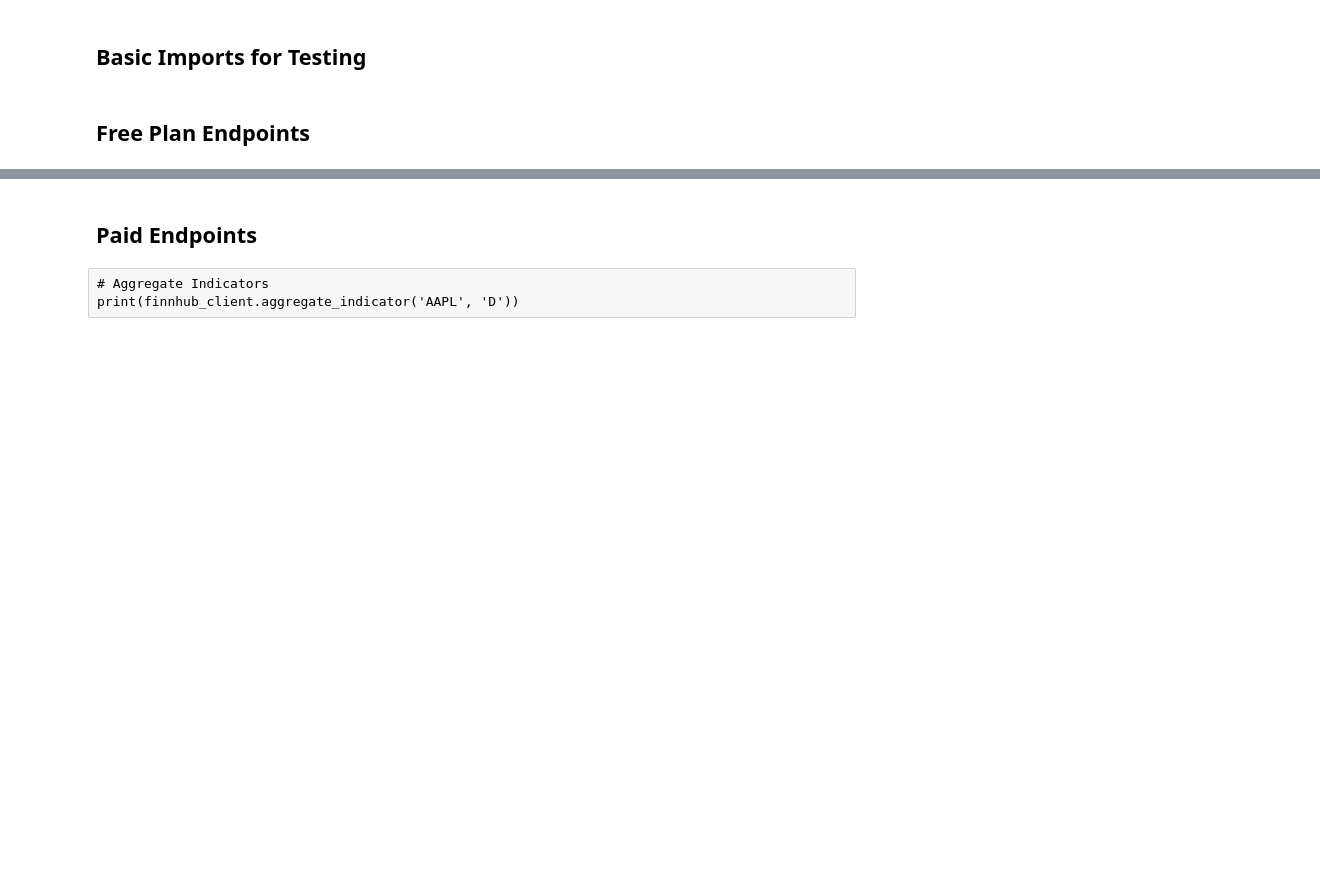
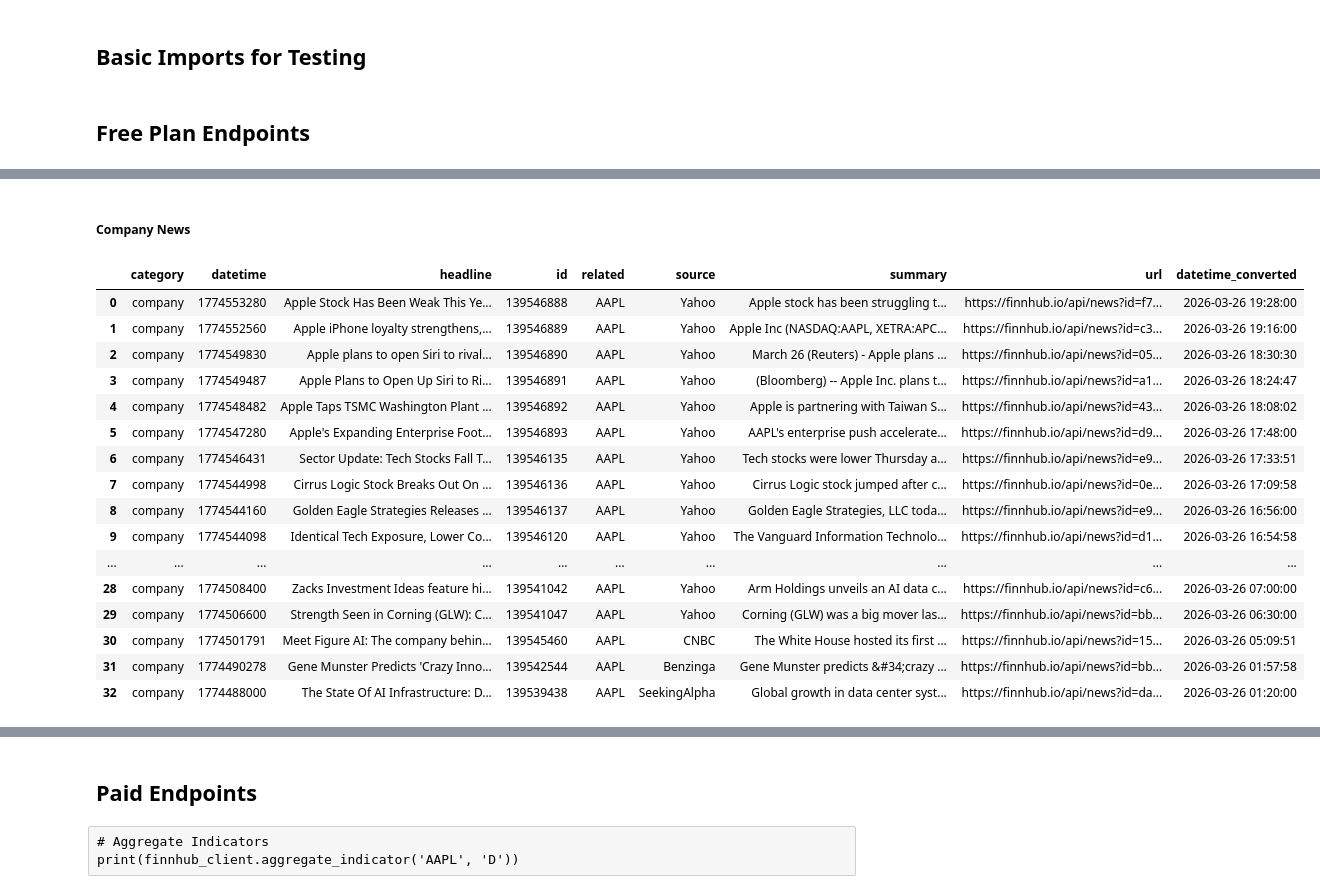
Before and after one commit to dsavas07/Stock-Keeper, a Jupyter notebook: Finnhub_API_Test.ipynb, the cells around one changed output, grey strips where cells are left out. Saved outputs shown, nothing was run; the diff lists cells and outputs as text; code cells hidden in the pictures; blank space fills up the shorter version.

```diff
--- a/Finnhub_API_Test.ipynb
+++ b/Finnhub_API_Test.ipynb
@@ -70,7 +118,30 @@ df
+# %% [markdown]
+##### Company News
 # %%
 # Company News
 # Need to use _from instead of from to avoid conflict
-print(finnhub_client.company_news('AAPL', _from="2026-03-16", to="2026-03-20"))
+df = pd.json_normalize(finnhub_client.company_news('AAPL', _from=pd.to_datetime("today").date(), to=pd.to_datetime("today").date()))
+df['datetime_converted'] = pd.to_datetime(df['datetime'], unit='s')
+df.drop(columns=['image'], inplace=True)
+df
+# %% [output]
+|  | category | datetime | headline | id | related | source | summary | url | datetime_converted |
+| 0 | company | 1774553280 | Apple Stock Has Been Weak This Ye... | 139546888 | AAPL | Yahoo | Apple stock has been struggling t... | https://finnhub.io/api/news?id=f7... | 2026-03-26 19:28:00 |
+| 1 | company | 1774552560 | Apple iPhone loyalty strengthens,... | 139546889 | AAPL | Yahoo | Apple Inc (NASDAQ:AAPL, XETRA:APC... | https://finnhub.io/api/news?id=c3... | 2026-03-26 19:16:00 |
+| 2 | company | 1774549830 | Apple plans to open Siri to rival... | 139546890 | AAPL | Yahoo | March 26 (Reuters) - Apple plans ... | https://finnhub.io/api/news?id=05... | 2026-03-26 18:30:30 |
+| 3 | company | 1774549487 | Apple Plans to Open Up Siri to Ri... | 139546891 | AAPL | Yahoo | (Bloomberg) -- Apple Inc. plans t... | https://finnhub.io/api/news?id=a1... | 2026-03-26 18:24:47 |
+| 4 | company | 1774548482 | Apple Taps TSMC Washington Plant ... | 139546892 | AAPL | Yahoo | Apple is partnering with Taiwan S... | https://finnhub.io/api/news?id=43... | 2026-03-26 18:08:02 |
+| 5 | company | 1774547280 | Apple's Expanding Enterprise Foot... | 139546893 | AAPL | Yahoo | AAPL's enterprise push accelerate... | https://finnhub.io/api/news?id=d9... | 2026-03-26 17:48:00 |
+| 6 | company | 1774546431 | Sector Update: Tech Stocks Fall T... | 139546135 | AAPL | Yahoo | Tech stocks were lower Thursday a... | https://finnhub.io/api/news?id=e9... | 2026-03-26 17:33:51 |
+| 7 | company | 1774544998 | Cirrus Logic Stock Breaks Out On ... | 139546136 | AAPL | Yahoo | Cirrus Logic stock jumped after c... | https://finnhub.io/api/news?id=0e... | 2026-03-26 17:09:58 |
+| 8 | company | 1774544160 | Golden Eagle Strategies Releases ... | 139546137 | AAPL | Yahoo | Golden Eagle Strategies, LLC toda... | https://finnhub.io/api/news?id=e9... | 2026-03-26 16:56:00 |
+| 9 | company | 1774544098 | Identical Tech Exposure, Lower Co... | 139546120 | AAPL | Yahoo | The Vanguard Information Technolo... | https://finnhub.io/api/news?id=d1... | 2026-03-26 16:54:58 |
+| ... | ... | ... | ... | ... | ... | ... | ... | ... | ... |
+| 28 | company | 1774508400 | Zacks Investment Ideas feature hi... | 139541042 | AAPL | Yahoo | Arm Holdings unveils an AI data c... | https://finnhub.io/api/news?id=c6... | 2026-03-26 07:00:00 |
+| 29 | company | 1774506600 | Strength Seen in Corning (GLW): C... | 139541047 | AAPL | Yahoo | Corning (GLW) was a big mover las... | https://finnhub.io/api/news?id=bb... | 2026-03-26 06:30:00 |
+| 30 | company | 1774501791 | Meet Figure AI: The company behin... | 139545460 | AAPL | CNBC | The White House hosted its first ... | https://finnhub.io/api/news?id=15... | 2026-03-26 05:09:51 |
+| 31 | company | 1774490278 | Gene Munster Predicts 'Crazy Inno... | 139542544 | AAPL | Benzinga | Gene Munster predicts &#34;crazy ... | https://finnhub.io/api/news?id=bb... | 2026-03-26 01:57:58 |
+| 32 | company | 1774488000 | The State Of AI Infrastructure: D... | 139539438 | AAPL | SeekingAlpha | Global growth in data center syst... | https://finnhub.io/api/news?id=da... | 2026-03-26 01:20:00 |
 # %%
 # Company Peers
 print(finnhub_client.company_peers('AAPL'))
```
Also changed, not shown: parts of 11 cells of this notebook.
